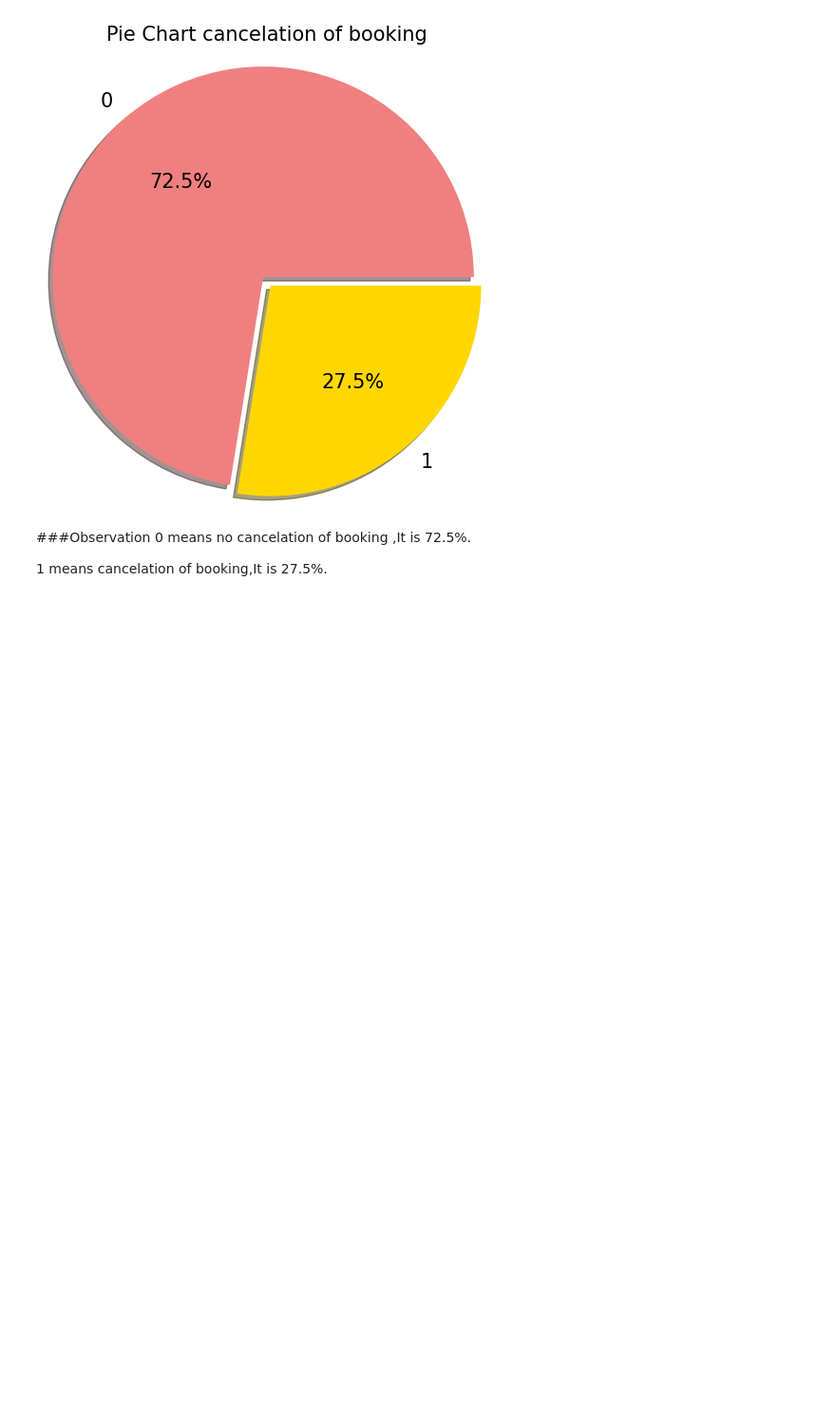
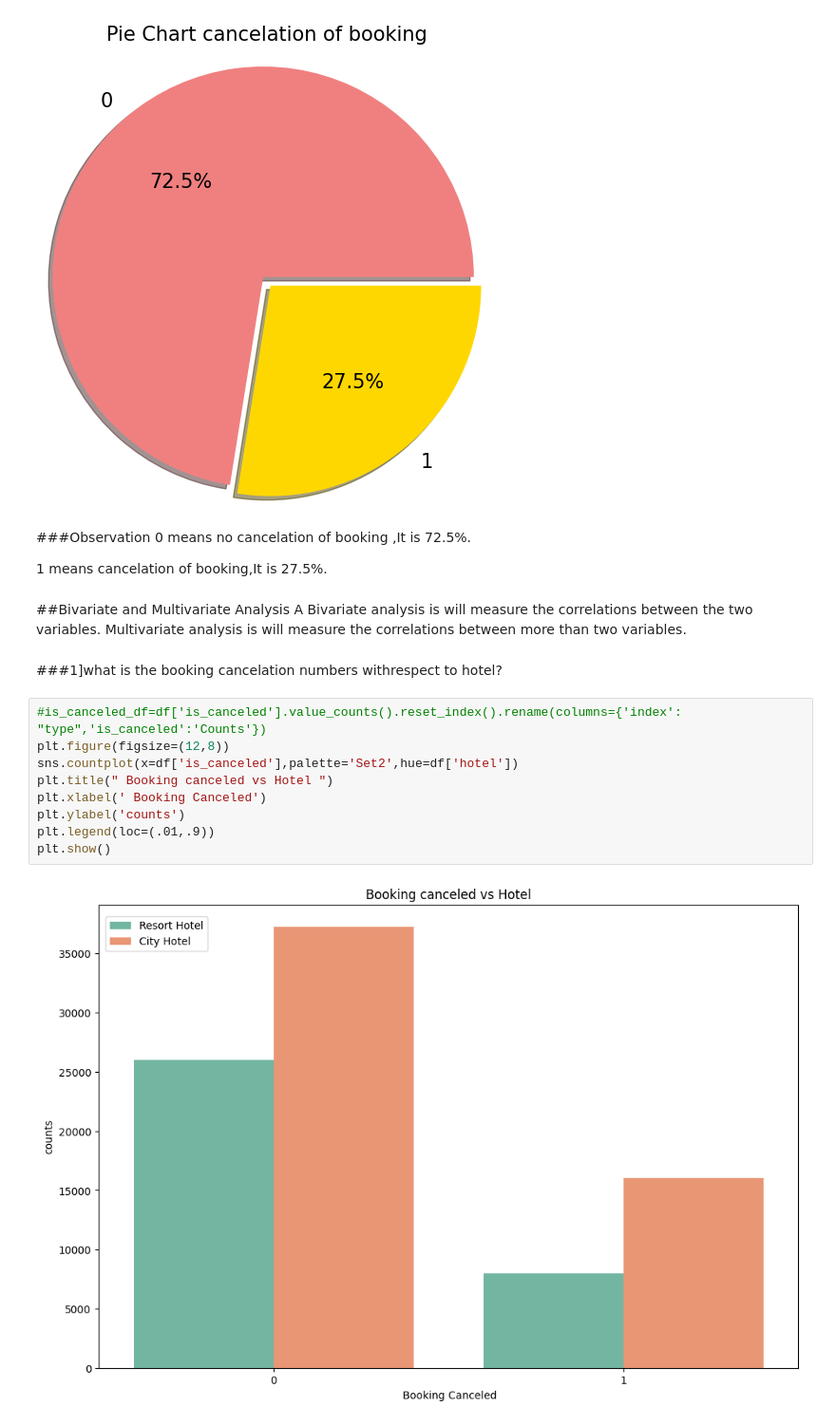
Before and after one commit to oweskhan77/Eda-on-Hotel-booking-Analysis, a Jupyter notebook: Eda_on_Hotel_Booking_Analysis_Capstone_Project.ipynb, the cells around one changed output. Shown at 95% size. Cells and saved outputs as stored; diff of their text form; blank space fills up the shorter version.

```diff
--- a/Eda_on_Hotel_Booking_Analysis_Capstone_Project.ipynb
+++ b/Eda_on_Hotel_Booking_Analysis_Capstone_Project.ipynb
@@ -495,3 +495,20 @@ plt.show()
 0 means no cancelation of booking ,It is 72.5%.
 
 1 means cancelation of booking,It is 27.5%.
+# %% [markdown]
+##Bivariate and Multivariate Analysis
+A Bivariate analysis is will measure the correlations between the two variables.
+Multivariate analysis is will measure the correlations between more than two variables.
+# %% [markdown]
+###1]what is the booking cancelation numbers  withrespect to hotel?
+# %%
+#is_canceled_df=df['is_canceled'].value_counts().reset_index().rename(columns={'index': "type",'is_canceled':'Counts'})
+plt.figure(figsize=(12,8))
+sns.countplot(x=df['is_canceled'],palette='Set2',hue=df['hotel'])
+plt.title(" Booking canceled vs Hotel ")
+plt.xlabel(' Booking Canceled')
+plt.ylabel('counts')
+plt.legend(loc=(.01,.9))
+plt.show()
+# %% [output]
+[figure, added]
```
Also changed, not shown: parts of 52 cells of this notebook.
